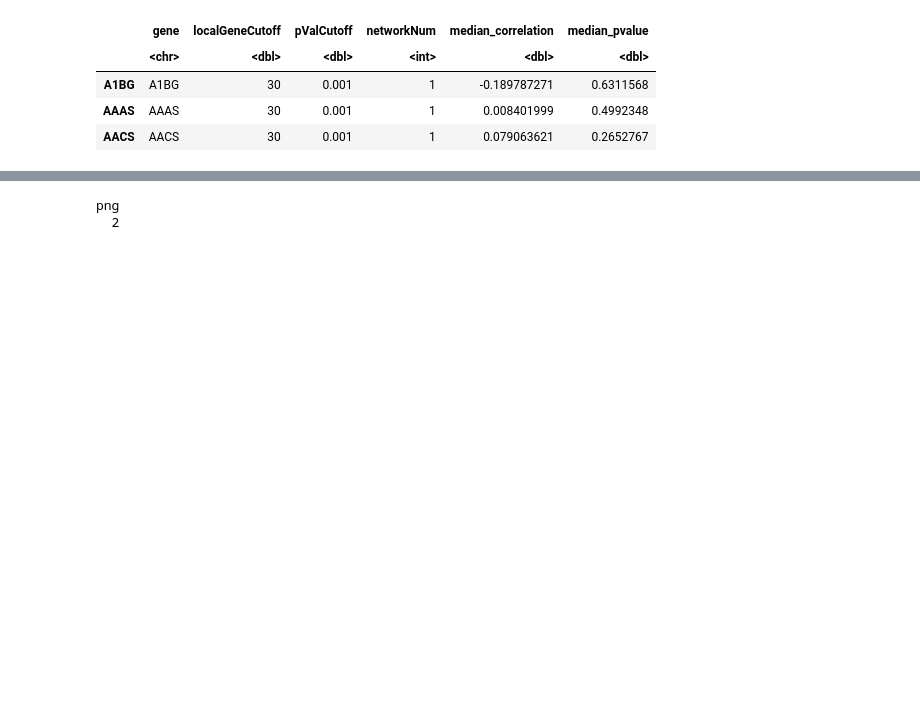
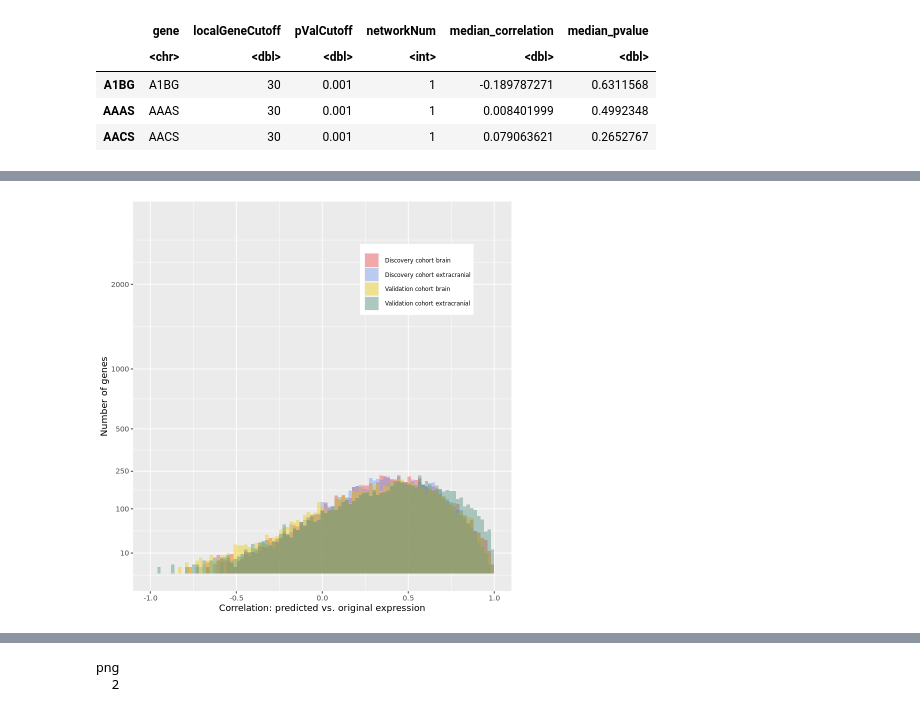
Before and after one commit to konradgrutz/MelBrainSys_networks, a Jupyter notebook: scripts/network-prediction-evaluation.r.ipynb, the cells around one changed output, grey strips where cells are left out. Saved outputs shown, nothing was run; the diff lists cells and outputs as text; code cells hidden in the pictures; blank space fills up the shorter version.

```diff
--- a/scripts/network-prediction-evaluation.r.ipynb
+++ b/scripts/network-prediction-evaluation.r.ipynb
@@ -529,0 +797,24 @@ p1
+# %%
+# now plot mean correlation between predicted and real gene expression
+
+# discovery brain + ecm + validation brain + ecm
+
+wh = which(mergedPredResultsOwnNWNoNAmean$type %in%
+           c("Discovery cohort brain", "Discovery cohort extracranial",
+                               "Validation cohort brain", "Validation cohort extracranial"))
+
+p2 = ggplot(data = mergedPredResultsOwnNWNoNAmean[wh,],
+           mapping = aes(x=Correlation, fill=type)) +
+    geom_histogram(position="identity",alpha=0.4, bins = 100) +
+    scale_fill_manual(breaks = c("Discovery cohort brain", "Discovery cohort extracranial",
+                                "Validation cohort brain", "Validation cohort extracranial"),
+                      values = c("brown2", "cornflowerblue","gold2" , "aquamarine4")) +
+    scale_y_sqrt(breaks=c(10,100,250,500,1000,2000), name="Number of genes", limits=c(0,3000))+
+    scale_x_continuous( name="Correlation: predicted vs. original expression", limits=c(-1,1)) +
+    #labs(tag = "A") + theme(plot.tag.position = c(-0.5, 2000))  +
+    #theme(axis.text.x=element_text(angle=90,vjust=0.5,hjust=1)) + # axis labels perpendicular
+    theme(legend.title=element_blank(), legend.position=c(.75,.8),legend.text=element_text(size=7),
+          legend.spacing.x = unit(0.25, 'cm')) # more space between legend label and colored box
+p2
+# %% [output]
+[figure, added]
```
Also changed, not shown: parts of 34 cells of this notebook, 50 other files.
